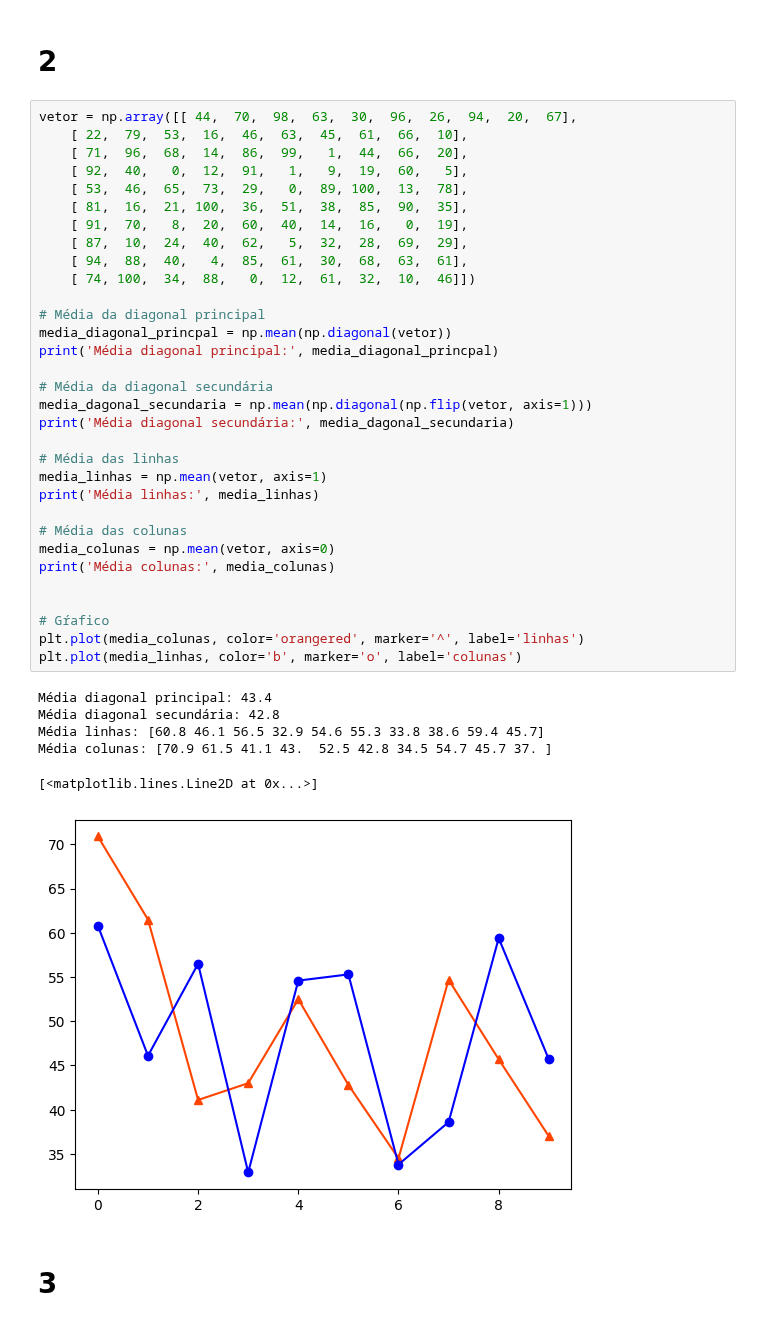
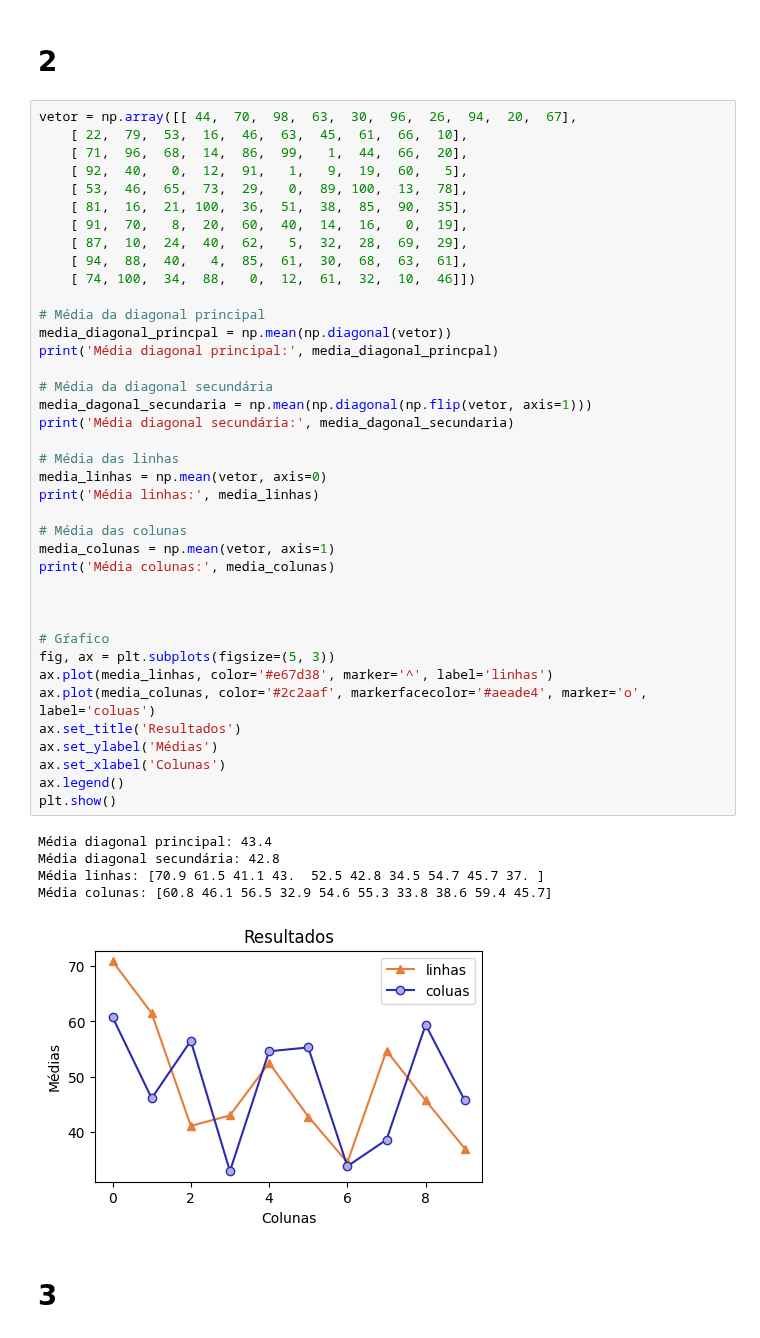
Before and after one commit to mathemaia/studies, a Jupyter notebook: Python/Jupyter/TI2-POD/MatheusMaiaDaSilva.ipynb, the cells around one changed output. Drawn from its saved outputs; the diff is of its cells as text.

```diff
--- a/Python/Jupyter/TI2-POD/MatheusMaiaDaSilva.ipynb
+++ b/Python/Jupyter/TI2-POD/MatheusMaiaDaSilva.ipynb
@@ -8,41 +46,47 @@ import pandas as pd
 vetor = np.array([[ 44,  70,  98,  63,  30,  96,  26,  94,  20,  67],
     [ 22,  79,  53,  16,  46,  63,  45,  61,  66,  10],
     [ 71,  96,  68,  14,  86,  99,   1,  44,  66,  20],
     [ 92,  40,   0,  12,  91,   1,   9,  19,  60,   5],
     [ 53,  46,  65,  73,  29,   0,  89, 100,  13,  78],
     [ 81,  16,  21, 100,  36,  51,  38,  85,  90,  35],
     [ 91,  70,   8,  20,  60,  40,  14,  16,   0,  19],
     [ 87,  10,  24,  40,  62,   5,  32,  28,  69,  29],
     [ 94,  88,  40,   4,  85,  61,  30,  68,  63,  61],
     [ 74, 100,  34,  88,   0,  12,  61,  32,  10,  46]])
 
 # Média da diagonal principal
 media_diagonal_princpal = np.mean(np.diagonal(vetor))
 print('Média diagonal principal:', media_diagonal_princpal)
 
 # Média da diagonal secundária
 media_dagonal_secundaria = np.mean(np.diagonal(np.flip(vetor, axis=1)))
 print('Média diagonal secundária:', media_dagonal_secundaria)
 
 # Média das linhas
-media_linhas = np.mean(vetor, axis=1)
+media_linhas = np.mean(vetor, axis=0)
 print('Média linhas:', media_linhas)
 
 # Média das colunas
-media_colunas = np.mean(vetor, axis=0)
+media_colunas = np.mean(vetor, axis=1)
 print('Média colunas:', media_colunas)
 
 
+
 # Gŕafico
-plt.plot(media_colunas, color='orangered', marker='^', label='linhas')
-plt.plot(media_linhas, color='b', marker='o', label='colunas')
+fig, ax = plt.subplots(figsize=(5, 3))
+ax.plot(media_linhas, color='#e67d38', marker='^', label='linhas')
+ax.plot(media_colunas, color='#2c2aaf', markerfacecolor='#aeade4', marker='o', label='coluas')
+ax.set_title('Resultados')
+ax.set_ylabel('Médias')
+ax.set_xlabel('Colunas')
+ax.legend()
+plt.show()
 # %% [output]
 Média diagonal principal: 43.4
 Média diagonal secundária: 42.8
-Média linhas: [60.8 46.1 56.5 32.9 54.6 55.3 33.8 38.6 59.4 45.7]
-Média colunas: [70.9 61.5 41.1 43.  52.5 42.8 34.5 54.7 45.7 37. ]
+Média linhas: [70.9 61.5 41.1 43.  52.5 42.8 34.5 54.7 45.7 37. ]
+Média colunas: [60.8 46.1 56.5 32.9 54.6 55.3 33.8 38.6 59.4 45.7]
-[<matplotlib.lines.Line2D at 0x...>]
-[figure, old version]
+[figure, new version]
 # %% [markdown]
 # 3
 # %%
```
Also changed, not shown: parts of 12 cells of this notebook, 1 other file.
